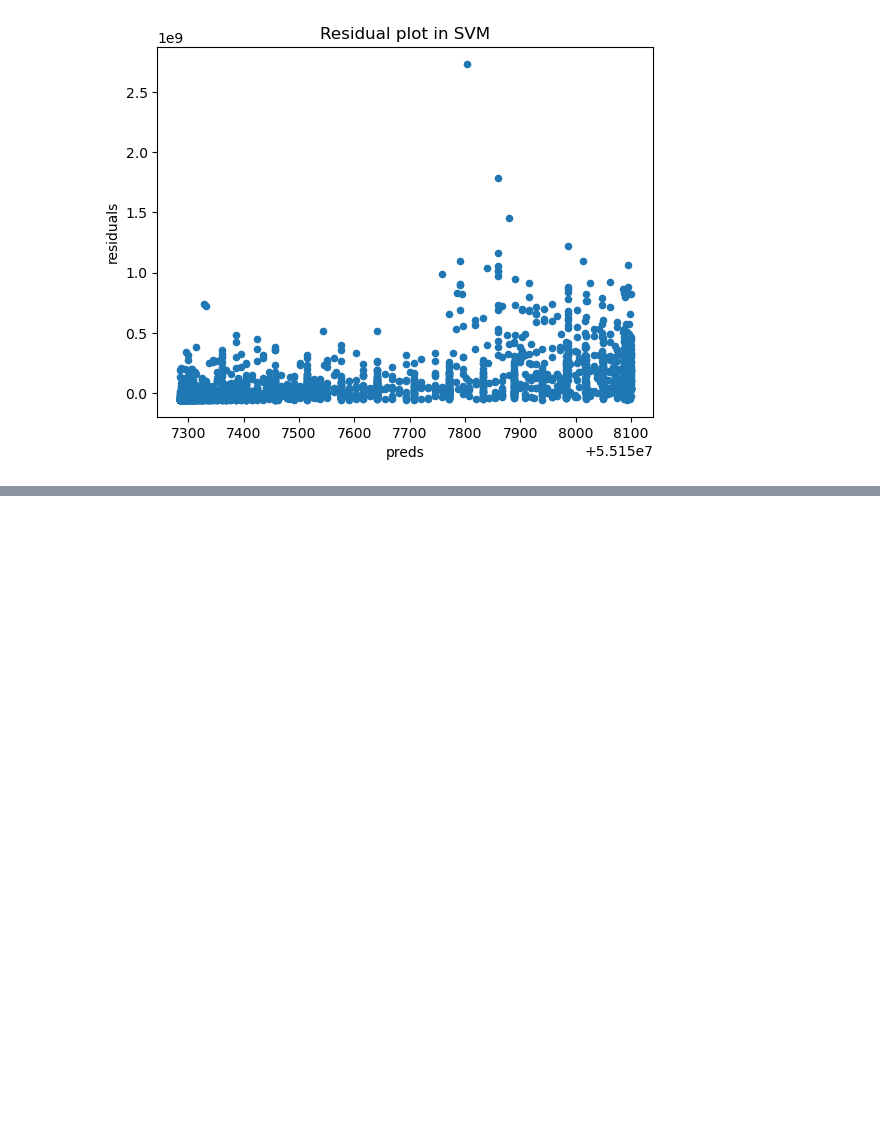
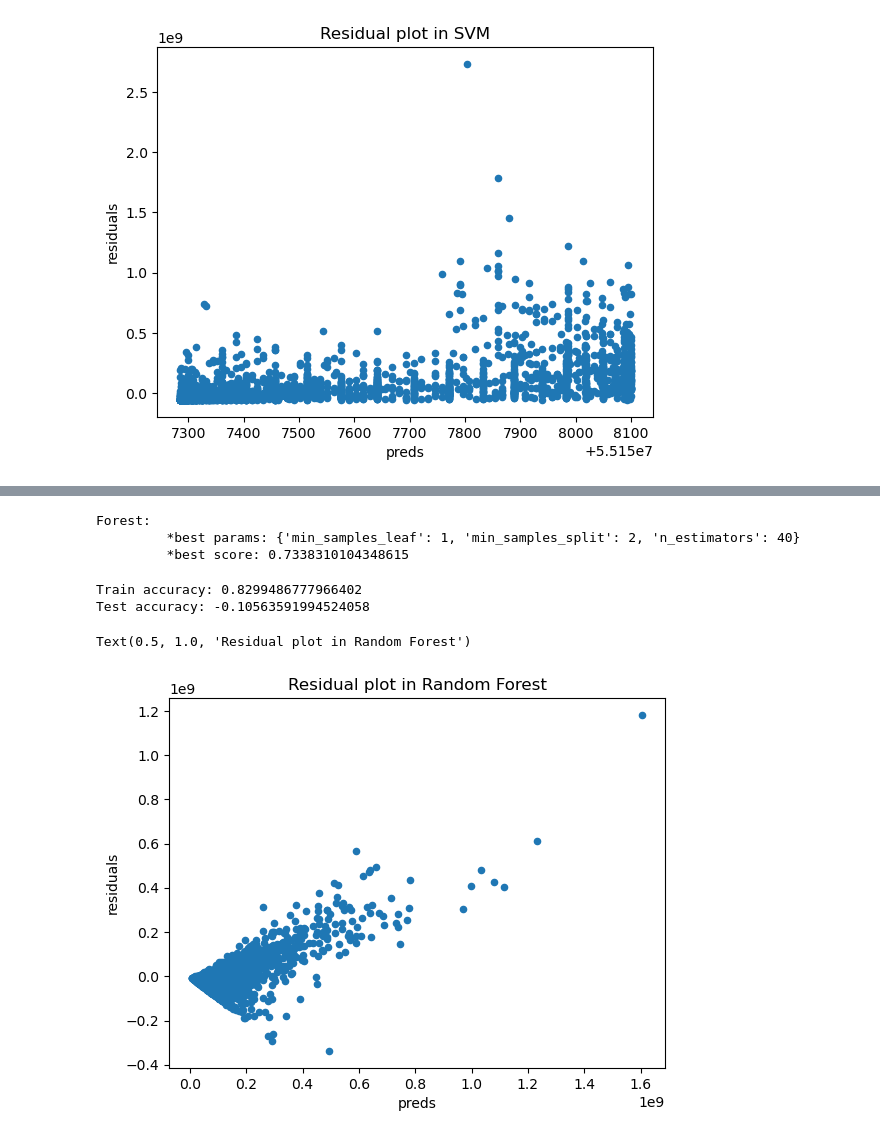
Before and after one commit to JoyceHuangEC/ORIE5741_project, a Jupyter notebook: tmdb.ipynb, the cells around one changed output, grey strips where cells are left out. Cells and saved outputs as stored; diff of their text form; code cells hidden in the pictures; blank space fills up the shorter version.

```diff
--- a/tmdb.ipynb
+++ b/tmdb.ipynb
@@ -517,0 +561,37 @@ Text(0.5, 1.0, 'Residual plot in SVM')
+# %%
+from sklearn.ensemble import RandomForestRegressor
+from sklearn.model_selection import GridSearchCV
+
+forest = dict(n_estimators=np.linspace(10,40,4).astype(int), min_samples_split=(2,3), min_samples_leaf=(1,2,3))
+forest_grid = GridSearchCV(RandomForestRegressor(random_state=42), forest, cv=10)
+forest_grid.fit(train_vals, train_y)
+
+print(f'Forest:\n\t *best params: {forest_grid.best_params_}\n\t *best score: {forest_grid.best_score_}')
+# %% [output]
+Forest:
+         *best params: {'min_samples_leaf': 1, 'min_samples_split': 2, 'n_estimators': 40}
+         *best score: 0.7338310104348615
+# %%
+model_forest = RandomForestRegressor(min_samples_leaf=1, min_samples_split=2, n_estimators=40)
+model_forest.fit(train_vals, train_y)
+
+train_preds_forest = model_forest.predict(train_vals)
+test_preds_forest = model_forest.predict(test_vals)
+
+acc_train_forest = metrics.r2_score(train_y, train_preds_forest)
+acc_test_forest = metrics.r2_score(test_y, test_preds_forest)
+
+# Print the accuracy score
+print("Train accuracy:", acc_train_forest)
+print("Test accuracy:", acc_test_forest)
+# %% [output]
+Train accuracy: 0.8299486777966402
+Test accuracy: -0.10563591994524058
+# %%
+preds_forest = pd.DataFrame({"preds": train_preds_forest, "true": train_y})
+preds_forest["residuals"] = preds_forest["true"] - preds_forest["preds"]
+preds_forest.plot(x = "preds", y = "residuals", kind = "scatter")
+plt.title("Residual plot in Random Forest")
+# %% [output]
+Text(0.5, 1.0, 'Residual plot in Random Forest')
+[figure, added]
```
Also changed, not shown: parts of 9 cells of this notebook.
